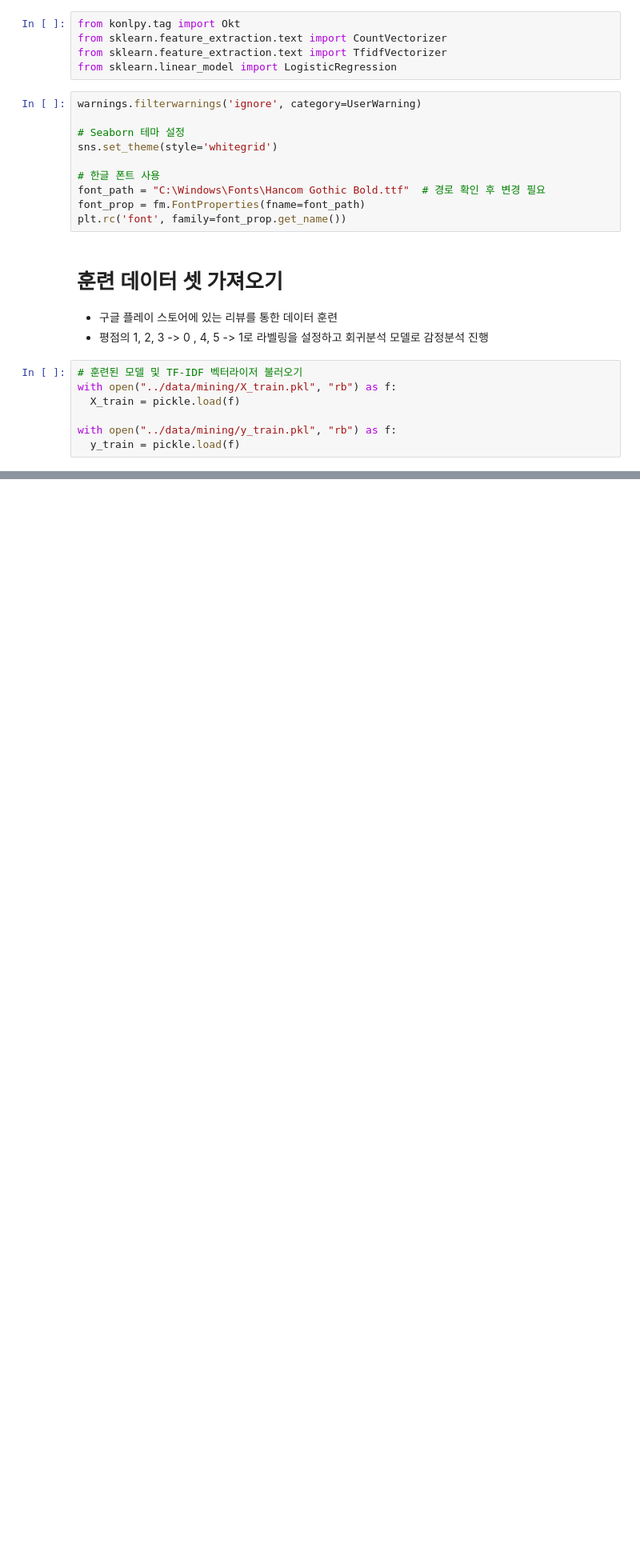
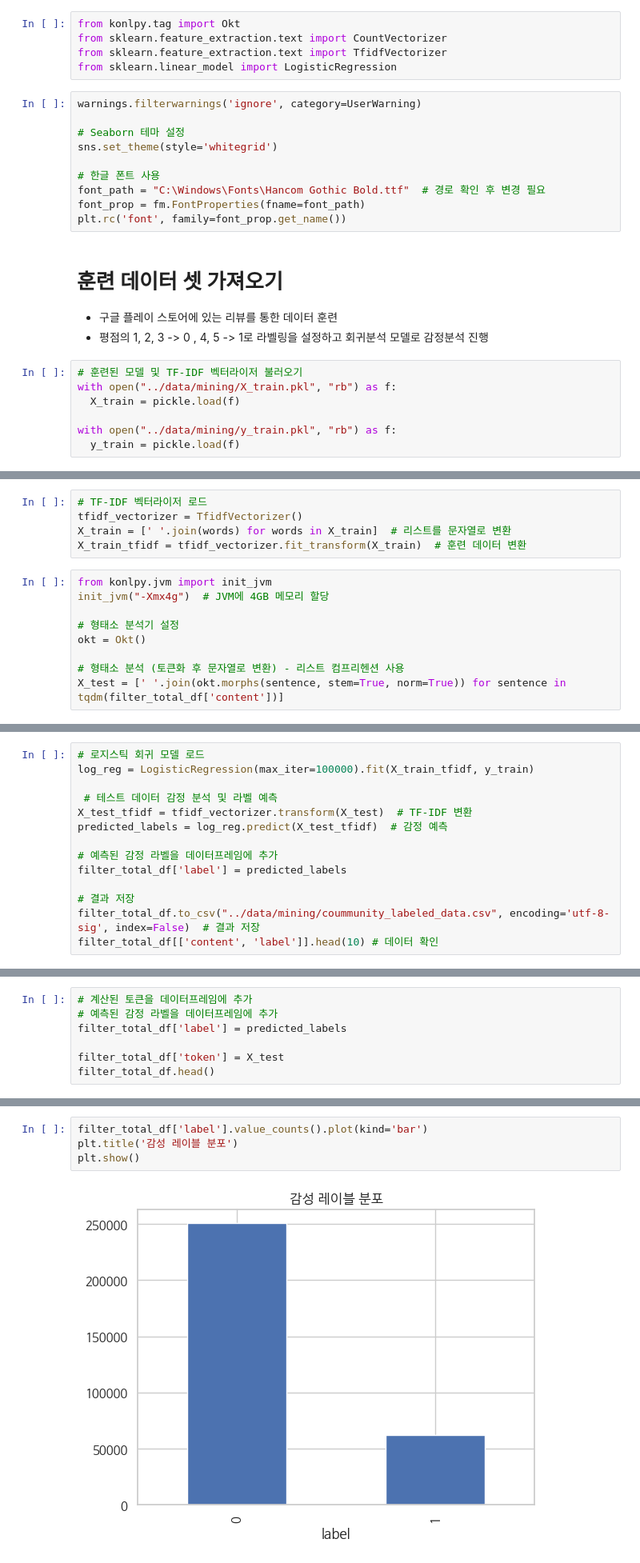
Before and after one commit to JMinkyu/nexon_funqa, a Jupyter notebook: 02. feature analysis/03. Modeling.ipynb, the cells around one changed output, grey strips where cells are left out. Shown at 80% size. Drawn from its saved outputs; the diff is of its cells as text; blank space fills up the shorter version.

```diff
--- a/02. feature analysis/03. Modeling.ipynb
+++ b/02. feature analysis/03. Modeling.ipynb
@@ -40,0 +192,14 @@ with open("../data/mining/y_train.pkl", "rb") as f:
+# %%
+# TF-IDF 벡터라이저 로드
+tfidf_vectorizer = TfidfVectorizer()
+X_train = [' '.join(words) for words in X_train]  # 리스트를 문자열로 변환
+X_train_tfidf = tfidf_vectorizer.fit_transform(X_train)  # 훈련 데이터 변환
+# %%
+from konlpy.jvm import init_jvm
+init_jvm("-Xmx4g")  # JVM에 4GB 메모리 할당
+
+# 형태소 분석기 설정
+okt = Okt()
+
+# 형태소 분석 (토큰화 후 문자열로 변환) - 리스트 컴프리헨션 사용
+X_test = [' '.join(okt.morphs(sentence, stem=True, norm=True)) for sentence in tqdm(filter_total_df['content'])]
@@ -40,0 +212,14 @@ with open("../data/mining/y_train.pkl", "rb") as f:
+# %%
+# 로지스틱 회귀 모델 로드
+log_reg = LogisticRegression(max_iter=100000).fit(X_train_tfidf, y_train)
+
+ # 테스트 데이터 감정 분석 및 라벨 예측
+X_test_tfidf = tfidf_vectorizer.transform(X_test)  # TF-IDF 변환
+predicted_labels = log_reg.predict(X_test_tfidf)  # 감정 예측
+
+# 예측된 감정 라벨을 데이터프레임에 추가
+filter_total_df['label'] = predicted_labels
+
+# 결과 저장
+filter_total_df.to_csv("../data/mining/coummunity_labeled_data.csv", encoding='utf-8-sig', index=False)  # 결과 저장
+filter_total_df[['content', 'label']].head(10) # 데이터 확인
@@ -40,0 +238,7 @@ with open("../data/mining/y_train.pkl", "rb") as f:
+# %%
+# 계산된 토큰을 데이터프레임에 추가
+# 예측된 감정 라벨을 데이터프레임에 추가
+filter_total_df['label'] = predicted_labels
+
+filter_total_df['token'] = X_test
+filter_total_df.head()
@@ -40,0 +264,6 @@ with open("../data/mining/y_train.pkl", "rb") as f:
+# %%
+filter_total_df['label'].value_counts().plot(kind='bar')
+plt.title('감성 레이블 분포')
+plt.show()
+# %% [output]
+[figure, added]
```
Also changed, not shown: parts of 28 cells of this notebook, 7 other files.
